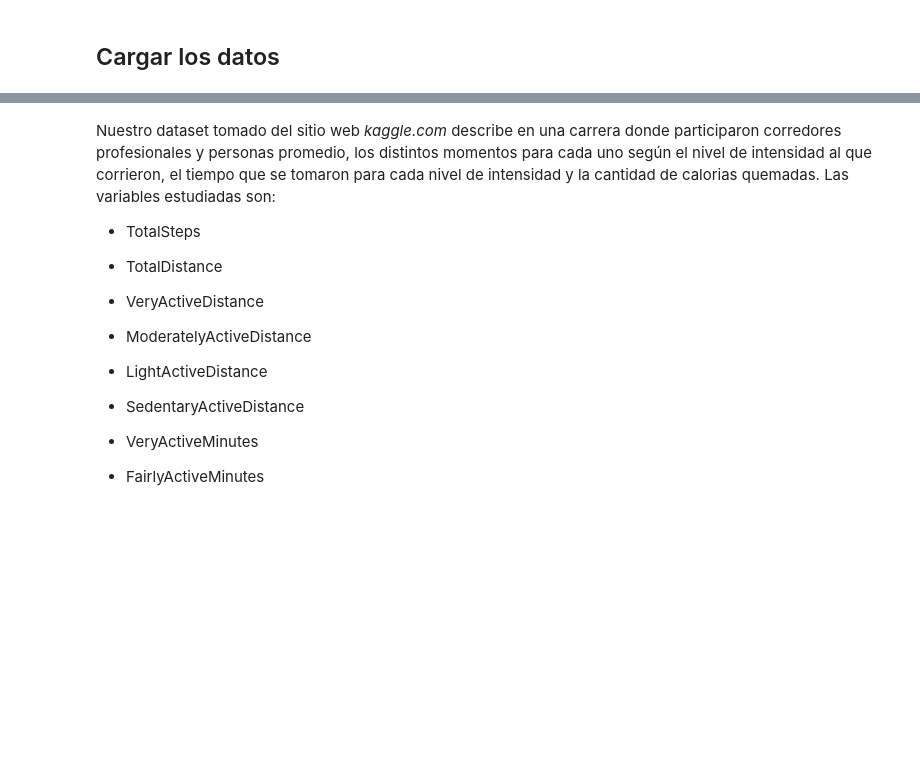
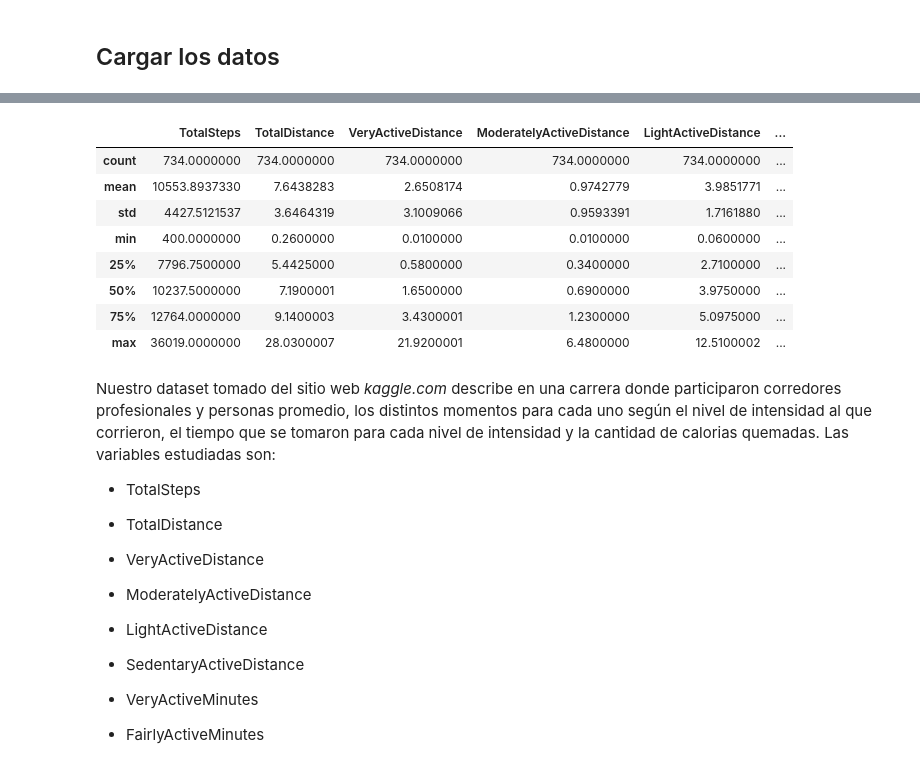
Before and after one commit to david-dlb/Estadistica-2024, a Jupyter notebook: fitness_analysis.ipynb, the cells around one changed output, grey strips where cells are left out. Drawn from its saved outputs; the diff is of its cells as text; code cells hidden in the pictures; blank space fills up the shorter version.

```diff
--- a/fitness_analysis.ipynb
+++ b/fitness_analysis.ipynb
@@ -6,3 +6,80 @@ Integrantes:
 - Alfredo Nuño Oquendo
 # %% [markdown]
 ## Cargar los datos
+# %%
+import pandas as pd
+from sklearn.model_selection import train_test_split
+
+# Ruta del primer archivo CSV
+file_path1 = 'dailyActivity3-4.csv'
+
+# Ruta del segundo archivo CSV
+file_path2 = 'dailyActivity4-5.csv'
+
+# Cargar el primer archivo CSV en un DataFrame
+df1 = pd.read_csv(file_path1)
+
+# Cargar el segundo archivo CSV en otro DataFrame
+df2 = pd.read_csv(file_path2)
+
+# Concatenar df2 al final de df1
+df = pd.concat([df1, df2], ignore_index=True)
+df = df.drop(columns=['Id', 'TrackerDistance', 'LoggedActivitiesDistance', 'ActivityDate'])
+
+# Filtrar las filas donde 'FearlyActiveMinutes' es cero
+rows_to_drop = df[df['FairlyActiveMinutes'] == 0].index
+
+# Eliminar estas filas del DataFrame
+df = df.drop(rows_to_drop)
+
+rows_to_drop = df[df['VeryActiveMinutes'] == 0].index
+
+# Eliminar estas filas del DataFrame
+df = df.drop(rows_to_drop)
+
+rows_to_drop = df[df['VeryActiveDistance'] == 0].index
+
+# Eliminar estas filas del DataFrame
+df = df.drop(rows_to_drop)
+
+# Seleccionar las características y la columna objetivo
+X = df.drop('Calories', axis=1)
+X = X.drop('SedentaryActiveDistance', axis=1)
+y = df['Calories']
+
+# Dividir los datos en conjuntos de entrenamiento y prueba
+X_train, X_test, y_train, y_test = train_test_split(X, y, test_size=0.2, random_state=42)
+
+# Reemplazar los ceros con la media de los valores no cero en cada columna de tiempo activo
+for col in X_train.columns:
+    if 'Minutes' in col:
+        mean_value = X_train[col][X_train[col] > 0].mean()
+        X_train[col] = X_train[col].replace(0, mean_value)
+        X_test[col] = X_test[col].replace(0, mean_value)
+
+from sklearn.preprocessing import StandardScaler
+
+# Normalizar las características
+scaler = StandardScaler()
+X_train = scaler.fit_transform(X_train)
+X_test = scaler.transform(X_test)
+
+from sklearn.linear_model import LinearRegression
+
+# Crear y entrenar el modelo
+model = LinearRegression()
+model.fit(X_train, y_train)
+
+from sklearn.metrics import mean_squared_error, r2_score
+
+# Hacer predicciones en el conjunto de prueba
+y_pred = model.predict(X_test)
+# Calcular el error cuadrático medio y el coeficiente de determinación
+mse = mean_squared_error(y_test, y_pred)
+r2 = r2_score(y_test, y_pred)
+
+print(f"Error cuadrático medio: {mse}")
+print(f"Coeficiente de determinación: {r2}")
+pd.set_option('display.float_format', '{:.7f}'.format)
+df.describe()
+# %% [output]
@@ -9,3 +88,12 @@ Integrantes:
+|  | TotalSteps | TotalDistance | VeryActiveDistance | ModeratelyActiveDistance | LightActiveDistance | ... |
+| count | 734.0000000 | 734.0000000 | 734.0000000 | 734.0000000 | 734.0000000 | ... |
+| mean | 10553.8937330 | 7.6438283 | 2.6508174 | 0.9742779 | 3.9851771 | ... |
+| std | 4427.5121537 | 3.6464319 | 3.1009066 | 0.9593391 | 1.7161880 | ... |
+| min | 400.0000000 | 0.2600000 | 0.0100000 | 0.0100000 | 0.0600000 | ... |
+| 25% | 7796.7500000 | 5.4425000 | 0.5800000 | 0.3400000 | 2.7100000 | ... |
+| 50% | 10237.5000000 | 7.1900001 | 1.6500000 | 0.6900000 | 3.9750000 | ... |
+| 75% | 12764.0000000 | 9.1400003 | 3.4300001 | 1.2300000 | 5.0975000 | ... |
+| max | 36019.0000000 | 28.0300007 | 21.9200001 | 6.4800000 | 12.5100002 | ... |
 # %%
 import pandas as pd
 
```
Also changed, not shown: parts of 24 cells of this notebook, 3 other files.
